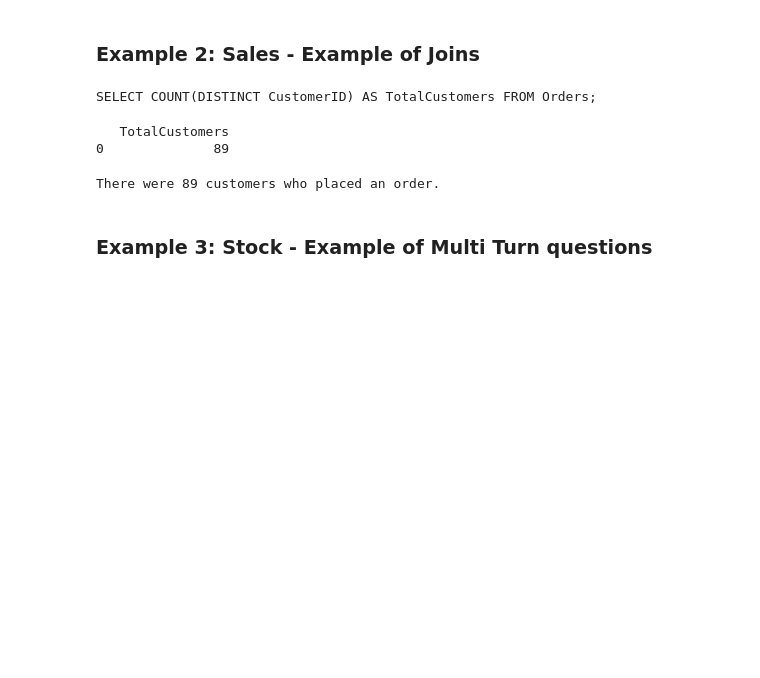
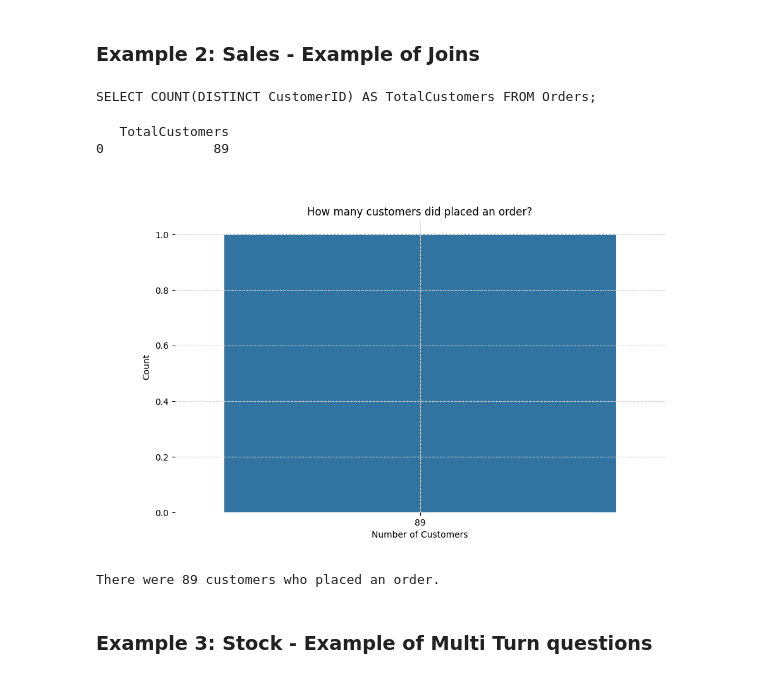
Before and after one commit to akshata29/entaoai, a Jupyter notebook: Workshop/6A_AskSql.ipynb, the cells around one changed output. Saved outputs shown, nothing was run; the diff lists cells and outputs as text; code cells hidden in the pictures; blank space fills up the shorter version.

```diff
--- a/Workshop/6A_AskSql.ipynb
+++ b/Workshop/6A_AskSql.ipynb
@@ -321,6 +327,10 @@ print(sql_output_sales)
 # %% [output]
    TotalCustomers
 0              89
+# %%
+generateVisualization(question_sales, sql_output_sales)
+# %% [output]
+[figure, added]
 # %%
 nl_output = generate_sql_to_nl(str(question_sales +  str(sql_output_sales.to_dict('list')) ))
 print(nl_output)
```
Also changed, not shown: parts of 6 cells of this notebook, 52 other files.
